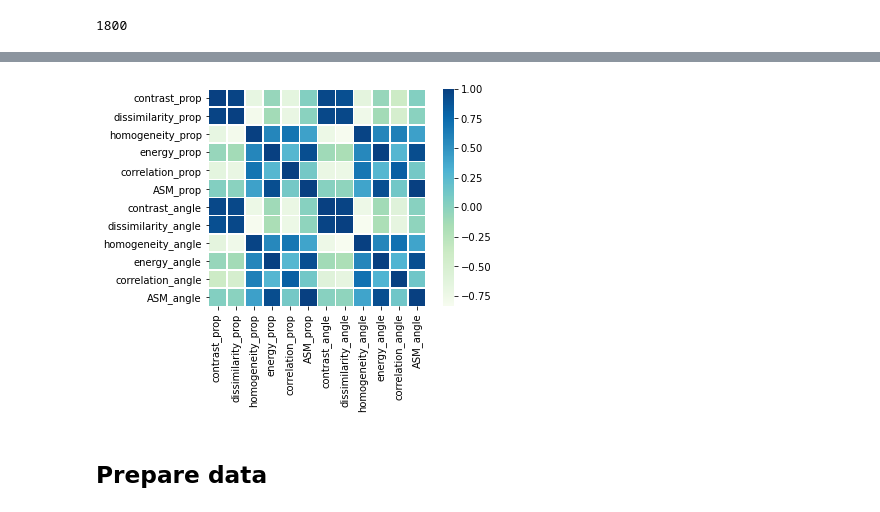
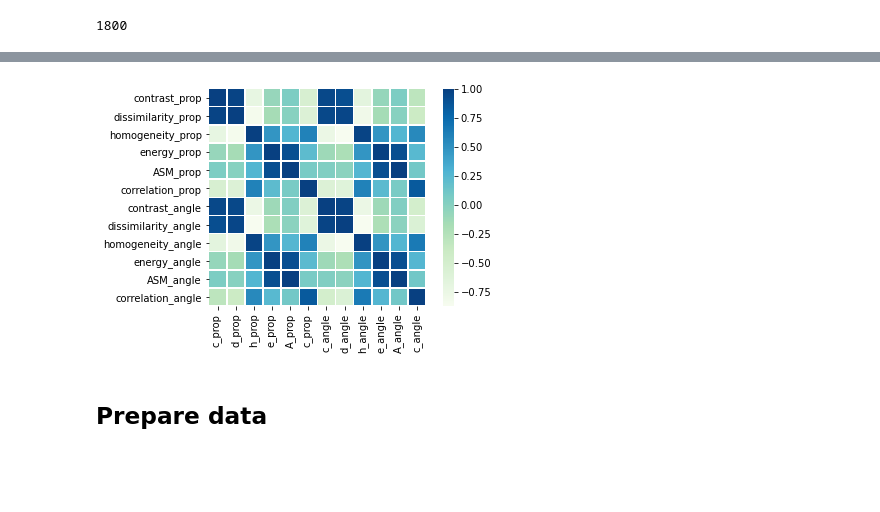
Before and after one commit to ULE-Informatica/NEU_surface_classification, a Jupyter notebook: test.ipynb, the cells around one changed output, grey strips where cells are left out. Drawn from its saved outputs; the diff is of its cells as text; code cells hidden in the pictures; blank space fills up the shorter version.

Commit message:
Upload final data

```diff
--- a/test.ipynb
+++ b/test.ipynb
@@ -18,7 +18,9 @@ from sklearn.linear_model import LogisticRegression
 # %%
 folder_dataset = 'NEU-CLS'
 types = ['RS', 'Pa', 'Cr', 'PS', 'In', 'Sc']
-props = ['contrast', 'dissimilarity', 'homogeneity', 'energy', 'correlation', 'ASM']
+types_names = ['rolled-in scale', 'patches', 'crazing', 'pitted surface', 'inclusion', 'scratches']
+props = ['contrast', 'dissimilarity', 'homogeneity', 'energy', 'ASM', 'correlation']
+props_reduced = ['c', 'd', 'h', 'e', 'A', 'c']
 seed =804
 # %% [markdown]
 Dataset from [NEU surface defect database](http://faculty.neu.edu.cn/yunhyan/NEU_surface_defect_database.html) y based on paper [Texture Descriptors for Automatic Estimation of Workpiece Quality in Milling](https://link.springer.com/chapter/10.1007/978-3-030-29859-3_62)
@@ -29,3 +31,30 @@ files = [file for file in os.listdir(folder_dataset) if file.endswith('.bmp')]
 len(files)
 # %% [output]
 1800
+# %%
+def process_image(file_name):
+    data = {'image': file_name}
+    #Load image
+    image = Image.open(folder_dataset+'/'+file_name)
+    image = np.array(image)
+    #CLAHE
+    #clahe = cv.createCLAHE(clipLimit=1.0, tileGridSize=(5,5))
+    #cl1 = clahe.apply(image)
+    return image
+
+
+fig, axs = plt.subplots(4, len(types), figsize=(12,8))
+index = 0
+for type_name in types:
+    for i in range(0,4):
+        img = process_image(type_name+'_'+str(i+1)+'.bmp')
+        axs[i][index].imshow(img, cmap='gray')
+        axs[i][index].axis('off')
+    index += 1
+
+for ax, col in zip(axs[0], types_names):
+    ax.set_title(col)
+
+fig.tight_layout()
+plt.savefig('img_dataset.jpg', dpi=200, bbox_inches='tight', pad_inches=0)
+plt.show()
@@ -33,14 +64,9 @@ len(files)
 def process(id):
     name_file = files[id].split('_')
     data = {'image': files[id], 'type':name_file[0]}
-    #Load image
-    image = Image.open(folder_dataset+'/'+files[id])
-    image = np.array(image)
-    #CLAHE
-    clahe = cv.createCLAHE(clipLimit=1.0, tileGridSize=(5,5))
-    cl1 = clahe.apply(image)
-
-    g = greycomatrix(cl1, [1], [0, np.pi/2])
+    img = process_image(files[id])
+    #CoMatrix
+    g = greycomatrix(img, [1], [0, np.pi/2])
     for prop in props:
         propperty = greycoprops(g, prop)
         data[prop+'_prop'] = propperty[0][0]
@@ -66,9 +96,10 @@ plt.show()
 # %%
 corrMatrix = df.corr()
-sn.heatmap(corrMatrix, cmap='GnBu', linewidths=0.5, square=True)
+sn.heatmap(corrMatrix, cmap='GnBu', linewidths=0.5, square=True, xticklabels=[prop+'_prop' for prop in props_reduced] + [prop+'_angle' for prop in props_reduced])
+plt.savefig('img_correlation_matriz.jpg', dpi=200, bbox_inches='tight', pad_inches=0)
 plt.show()
 # %% [output]
-[figure, old version]
+[figure, new version]
 # %% [markdown]
 ## Prepare data
 # %%
```
Also changed, not shown: parts of 11 cells of this notebook, 5 other files.
